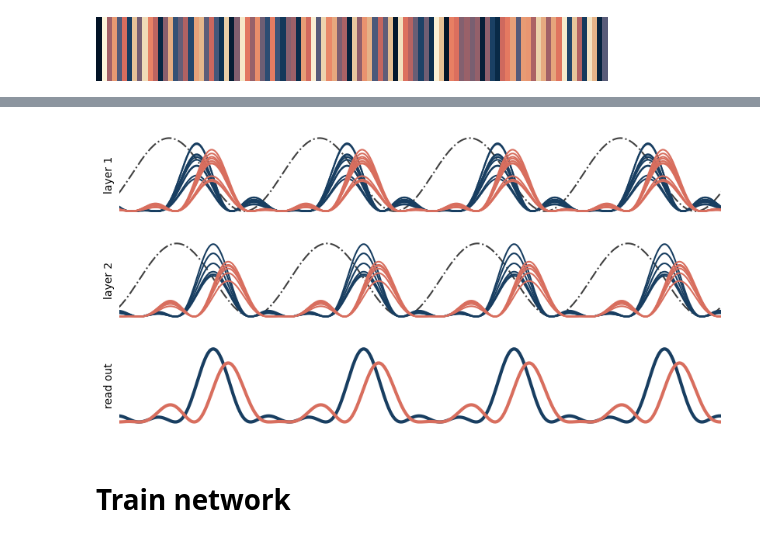
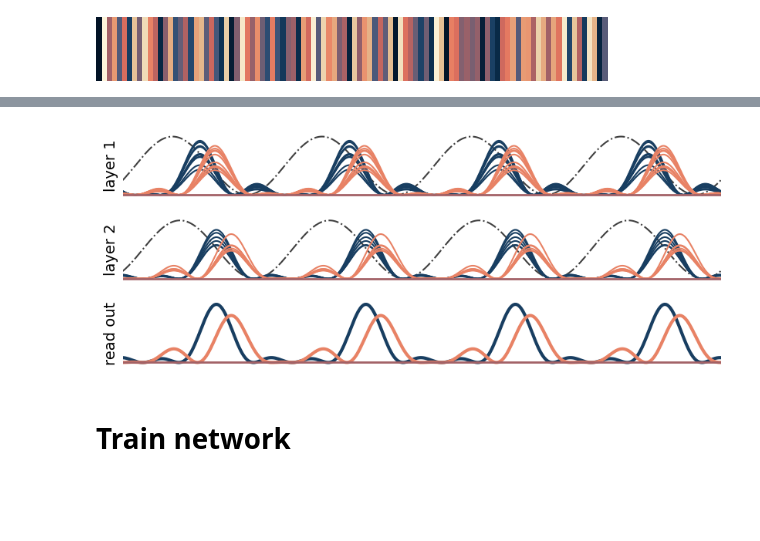
Before and after one commit to katduecker/dnn_osci, a Jupyter notebook: DynNN_figures_thesis.ipynb, the cells around one changed output, grey strips where cells are left out. Saved outputs shown, nothing was run; the diff lists cells and outputs as text; code cells hidden in the pictures; blank space fills up the shorter version.

```diff
--- a/DynNN_figures_thesis.ipynb
+++ b/DynNN_figures_thesis.ipynb
@@ -240,6 +241,8 @@ cm.lipariS
 ## Concept figure life
 
 timevec = np.linspace(0,1,1000)
+plt.rcParams['svg.fonttype'] = 'none'
+
 plt.rcParams["figure.figsize"] = (10,3)
 
 
@@ -281,4 +284,6 @@ alpha_plot =0.5*np.cos(2*np.pi*timevec*10+np.pi+np.pi/3-np.pi/100*30)+0.5
 axs[1].plot(timevec[:s22.shape[0]],alpha_plot[:s22.shape[0]],color=[0.25,0.25,0.25],linestyle='-.',linewidth=0.75)
 
 fig.tight_layout(pad=2)
+
+fig.savefig('/content/drive/MyDrive/concept_fig1.svg')
 # %% [output]
@@ -291,7 +294,7 @@ s21 = np.concatenate((s2[:200],s1[27:227]))
 timevec = np.linspace(0,1,1000)
 
 
-plt.rcParams["figure.figsize"] = (10,5)
+plt.rcParams["figure.figsize"] = (10,4)
 
 
 fig, axs = plt.subplots(3,1)
@@ -306,10 +309,12 @@ alpha_plot = 0.5*np.cos(2*np.pi*timevec*10+np.pi+np.pi/3)+0.5
 
 s1 = np.tile(stim1,(10,1))*np.random.uniform(0.45,1,10).reshape(-1,1)*alpha;
 s2 = np.tile(stim2,(10,1))*np.random.uniform(0.45,0.95,10).reshape(-1,1)*alpha;
+s3 = np.zeros_like(timevec)
 
 axs[0].plot(timevec,alpha_plot,color=[0.25,0.25,0.25],linestyle='-.');
 axs[0].plot(timevec,s1.T,color=cm.lipariS.colors[6]);
-axs[0].plot(timevec,s2.T,color=cm.lipariS.colors[5]);
+axs[0].plot(timevec,s2.T,color=cm.lipariS.colors[10]);
+axs[0].plot(timevec,s3,color=cm.lipariS.colors[2],linewidth=2)
 axs[0].set_xlim(([0,0.4]))
 axs[0].set_yticks(())
 axs[0].set_xticks(())
@@ -327,39 +332,44 @@ alpha_plot = 0.5*np.cos(2*np.pi*timevec*10+np.pi+np.pi/3-np.pi/100*10)+0.5
 
 s1 = np.tile(stim1,(6,1))*np.random.uniform(0.55,1,6).reshape(-1,1)*alpha;
 s2 = np.tile(stim2,(6,1))*np.random.uniform(0.55,0.95,6).reshape(-1,1)*alpha;
-
 axs[1].plot(timevec,alpha_plot,color=[0.25, 0.25, 0.25],linestyle='-.');
 axs[1].plot(timevec,s1.T,color=cm.lipariS.colors[6]);
-axs[1].plot(timevec,s2.T,color=cm.lipariS.colors[5]);
+axs[1].plot(timevec,s2.T,color=cm.lipariS.colors[10]);
+axs[1].plot(timevec,s3,color=cm.lipariS.colors[2],linewidth=2)
+
 axs[1].set_xlim(([0,0.4]))
 axs[1].set_yticks(())
 axs[1].set_xticks(())
 axs[1].set_xticklabels(())
 axs[1].set_ylim((-0.1,1.1))
 axs[1].spines[['top','right','bottom','left']].set_visible(False)
 axs[1].set_ylabel('layer 2')
 
 # # output layer
 stim1 = 0.5*np.sin(2*np.pi*timevec*20)+0.5
 stim2 = 0.45*np.sin(2*np.pi*timevec*20-np.pi/2)+0.45
 alpha = 0.5*np.sin(2*np.pi*timevec*10+np.pi+np.pi/3-np.pi/100*10)+0.5
 alpha_plot =alpha#0.5*np.cos(2*np.pi*timevec*10+np.pi/4)+0.5
 
 s1 = stim1*alpha;
 s2 = stim2*alpha;
 
 #axs[2].plot(timevec,alpha_plot,color='k',linestyle='-.');
 axs[2].plot(timevec,s1.T,color=cm.lipariS.colors[6],linewidth=3);
-axs[2].plot(timevec,s2.T,color=cm.lipariS.colors[5],linewidth=3);
+axs[2].plot(timevec,s2.T,color=cm.lipariS.colors[10],linewidth=3);
+axs[2].plot(timevec,s3,color=cm.lipariS.colors[2],linewidth=2)
+
 axs[2].set_xlim(([0,0.4]))
 axs[2].set_yticks(())
 axs[2].set_xticks(())
 axs[2].set_xticklabels(())
 axs[2].set_ylabel('read out')
 axs[2].set_ylim((-0.1,1.1))
 axs[2].spines[['top','right','bottom','left']].set_visible(False)
+
+fig.savefig('/content/drive/MyDrive/expect_nn_fig2.svg')
 # %% [output]
-[figure, old version]
+[figure, new version]
 # %% [markdown]
 # Train network
 # %%
```
Also changed, not shown: parts of 5 cells of this notebook.
